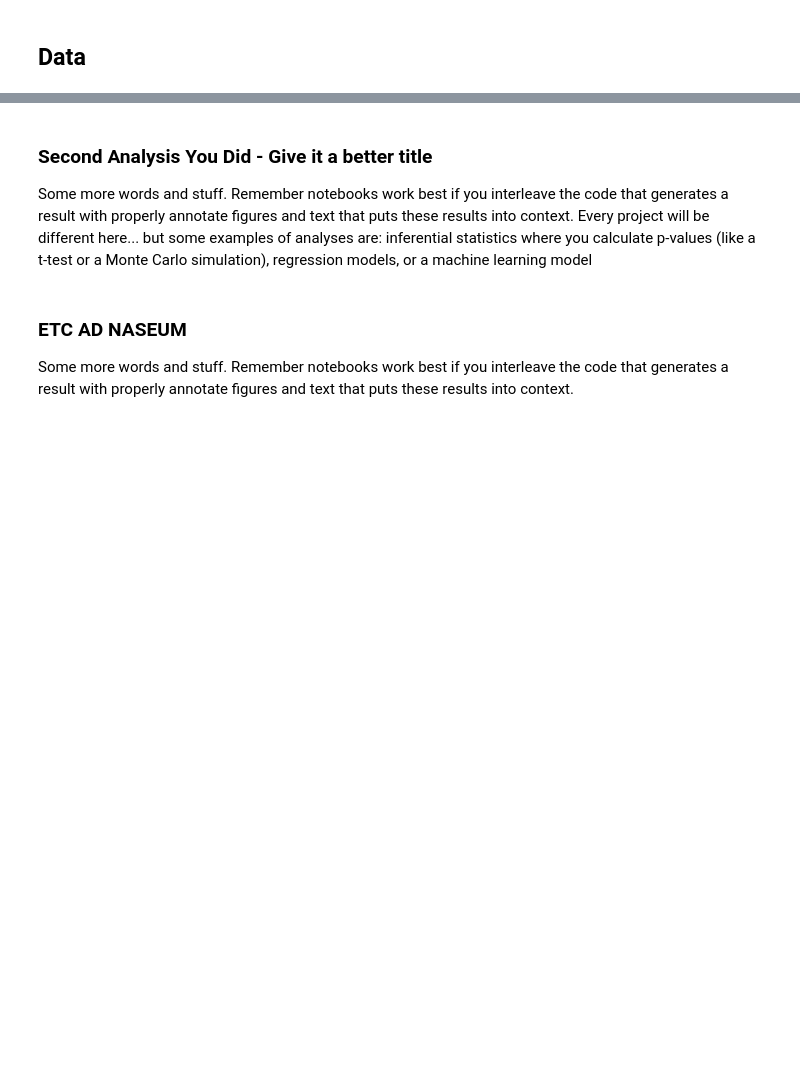
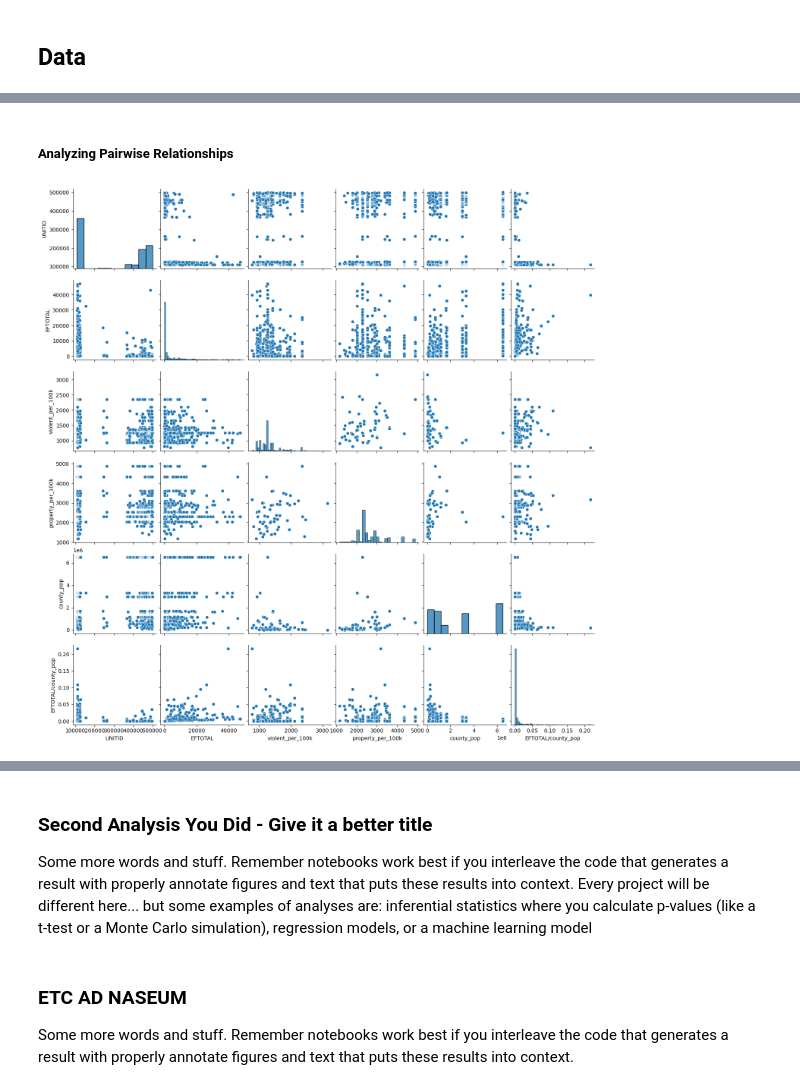
Before and after one commit to COGS108/Group045_WI26, a Jupyter notebook: 03-FinalProject.ipynb, the cells around one changed output, grey strips where cells are left out. Drawn from its saved outputs; the diff is of its cells as text; code cells hidden in the pictures; blank space fills up the shorter version.

```diff
--- a/03-FinalProject.ipynb
+++ b/03-FinalProject.ipynb
@@ -122,0 +544,7 @@ Some more words and stuff.  Remember notebooks work best if you interleave the c
+# %% [markdown]
+##### Analyzing Pairwise Relationships
+# %%
+sns.pairplot(numeric_df)
+plt.show()
+# %% [output]
+[figure, added]
```
Also changed, not shown: parts of 52 cells of this notebook.
